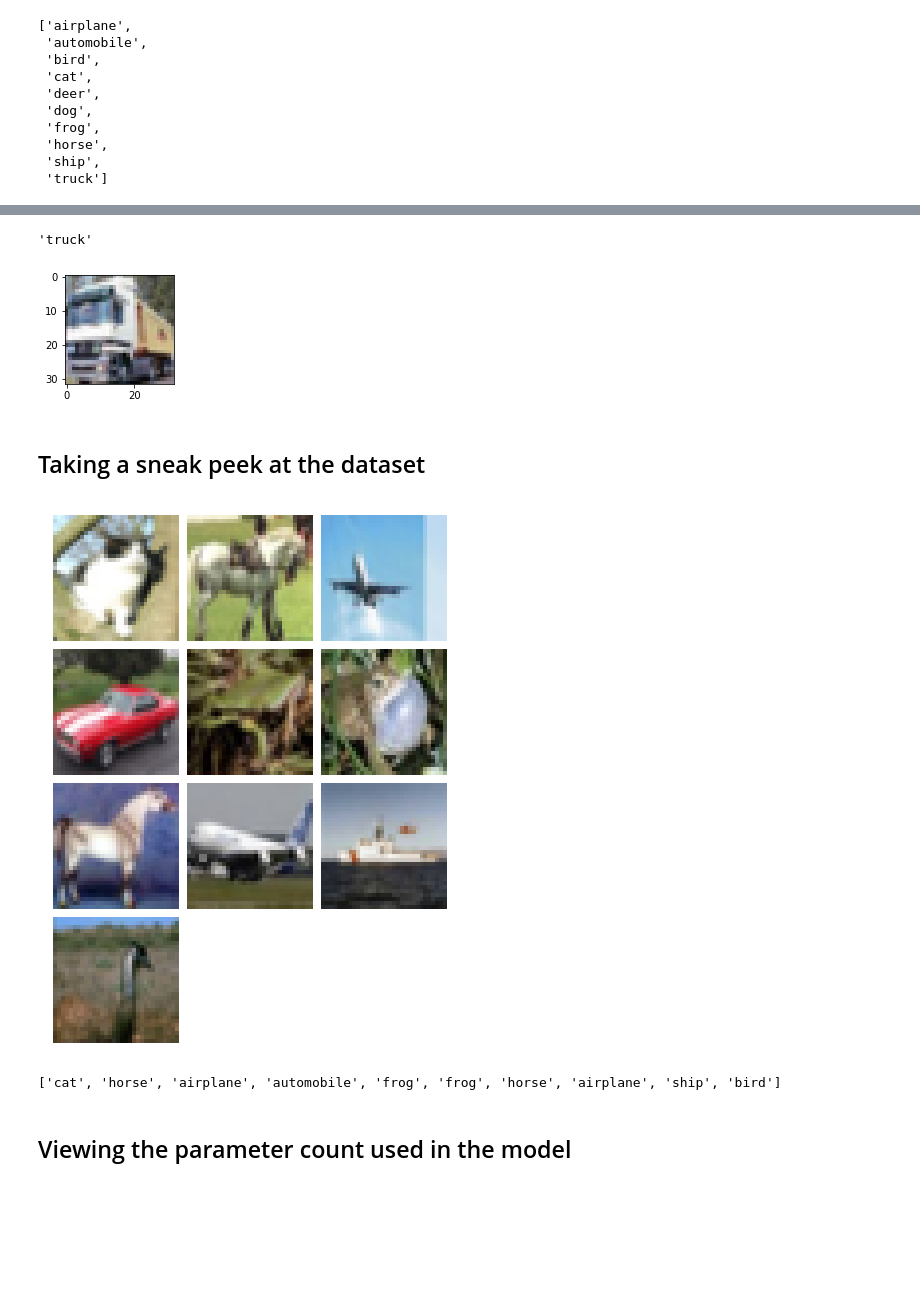
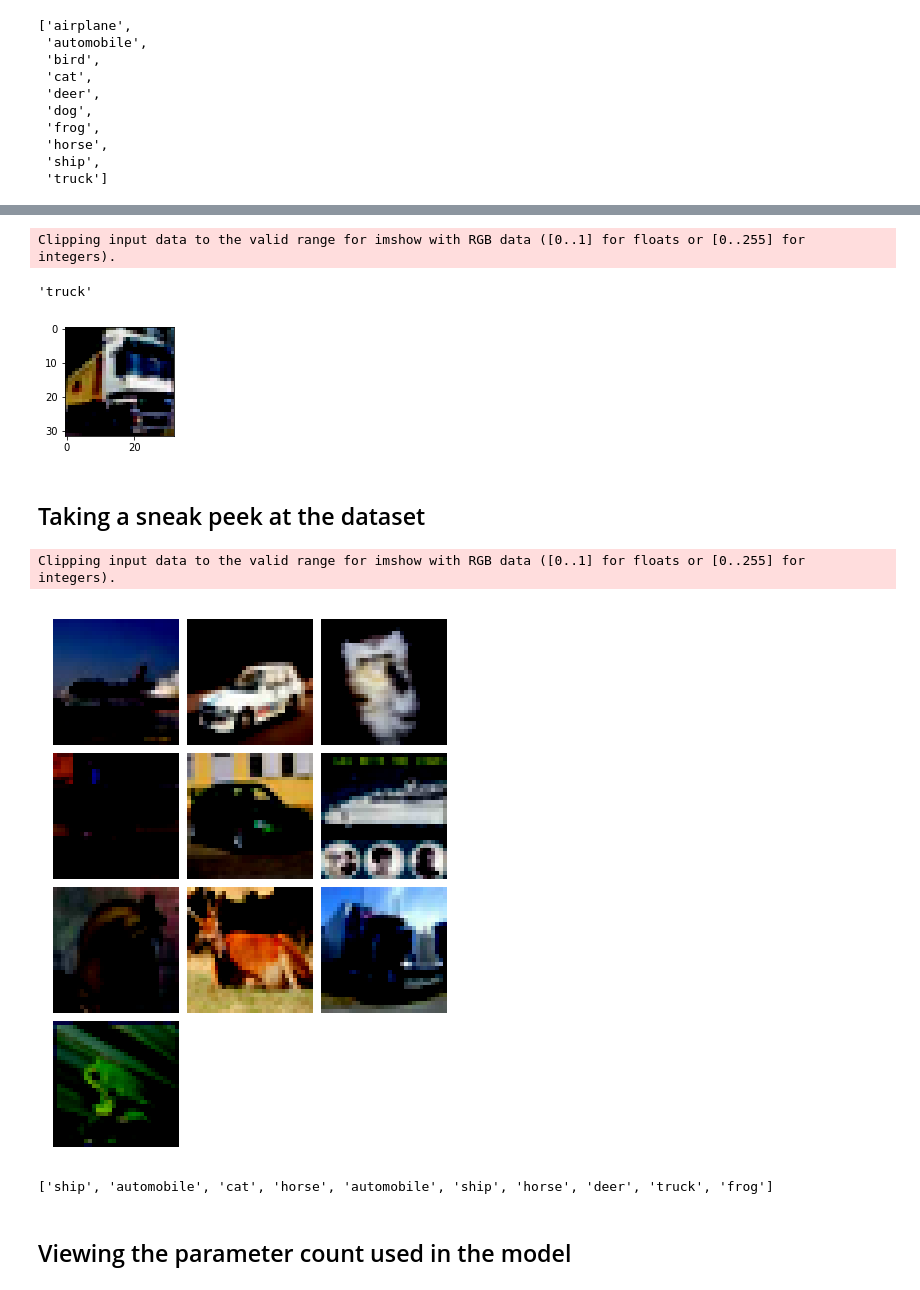
Before and after one commit to sudo-rickroll/EVA, a Jupyter notebook: S9/S9.ipynb, the cells around one changed output, grey strips where cells are left out. Drawn from its saved outputs; the diff is of its cells as text; code cells hidden in the pictures; blank space fills up the shorter version.

```diff
--- a/S9/S9.ipynb
+++ b/S9/S9.ipynb
@@ -52,8 +56,8 @@ torch.backends.cudnn.deterministic = True
 # %%
 data = DataProcessing('CIFAR10')
 # %%
-train_set = data.Dataset('./Data', True, True, AT([A.HorizontalFlip(), A.pytorch.ToTensor()]))
-test_set = data.Dataset('./Data', False, True, AT([A.HorizontalFlip(), A.pytorch.ToTensor()]))
+train_set = data.Dataset('./Data', True, True, AT([A.Cutout(),A.HorizontalFlip(), A.Normalize(mean=(0.5, 0.5, 0.5), std=(0.5, 0.5, 0.5)), A.pytorch.ToTensor()]))
+test_set = data.Dataset('./Data', False, True, AT([A.Normalize(mean=(0.5, 0.5, 0.5), std=(0.5, 0.5, 0.5)), A.pytorch.ToTensor()]))
 # %% [output]
 Files already downloaded and verified
 Files already downloaded and verified
@@ -95,8 +99,9 @@ plt.figure(figsize=(2,2))
 plt.imshow(np.transpose(train_set[1][0],(1,2,0)))
 train_set.classes[train_set[1][1]]
 # %% [output]
-'truck'
+Clipping input data to the valid range for imshow with RGB data ([0..1] for floats or [0..255] for integers).
+'truck'
-[figure, old version]
+[figure, new version]
 # %%
 train_loader = data.DataLoader(train_set, batch_size=64, shuffle=True, num_workers=4, pin_memory=True)
 test_loader = data.DataLoader(test_set, batch_size=64, shuffle=True, num_workers=4, pin_memory=True)
@@ -104,21 +109,22 @@ test_loader = data.DataLoader(test_set, batch_size=64, shuffle=True, num_workers
 ## Taking a sneak peek at the dataset
 # %%
 plt.figure(figsize=(10,10))
-batch = next(iter(train_loader))
+batch = next(iter(test_loader))
 images, labels = batch
 image, label = [],[]
 for i in range(10):
   image.append(images[i])
-  label.append(train_set.classes[labels[i]])
+  label.append(test_set.classes[labels[i]])
 
 grid = torchvision.utils.make_grid(image, nrow=3, pad_value=1.0)
 plt.imshow(np.transpose(grid, (1,2,0)))
 plt.axis('off')
 plt.show()
 print(label)
 # %% [output]
+Clipping input data to the valid range for imshow with RGB data ([0..1] for floats or [0..255] for integers).
-[figure, old version]
+[figure, new version]
-['cat', 'horse', 'airplane', 'automobile', 'frog', 'frog', 'horse', 'airplane', 'ship', 'bird']
+['ship', 'automobile', 'cat', 'horse', 'automobile', 'ship', 'horse', 'deer', 'truck', 'frog']
 # %% [markdown]
 ## Viewing the parameter count used in the model
 # %%
```
Also changed, not shown: parts of 9 cells of this notebook, 1 other file.
